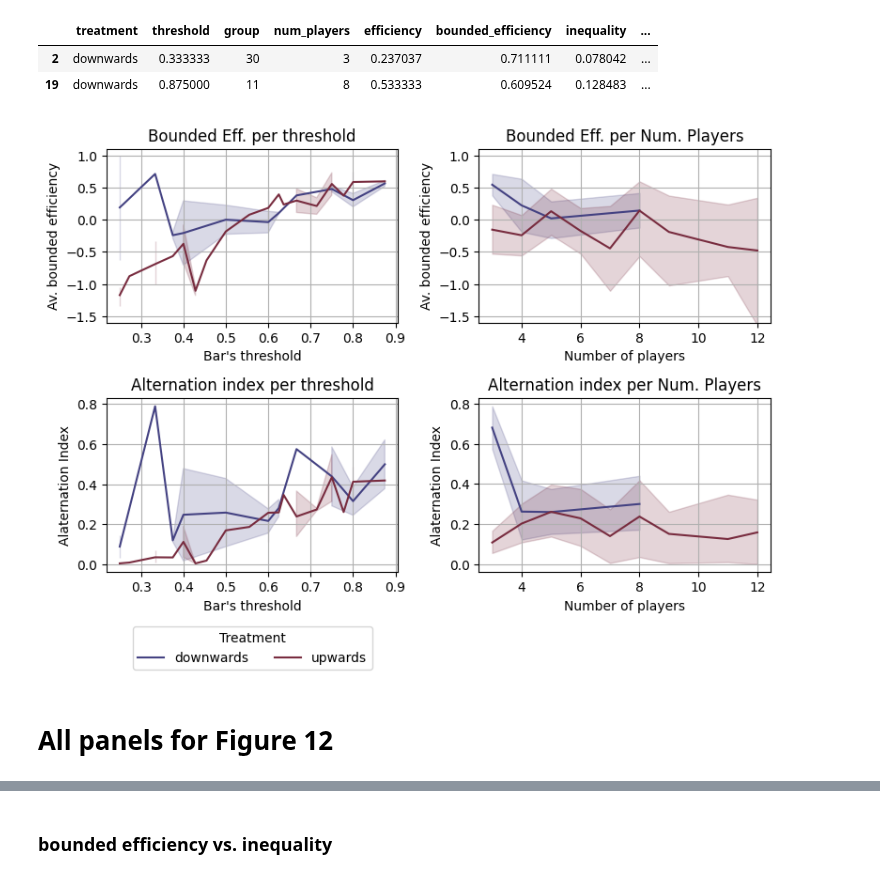
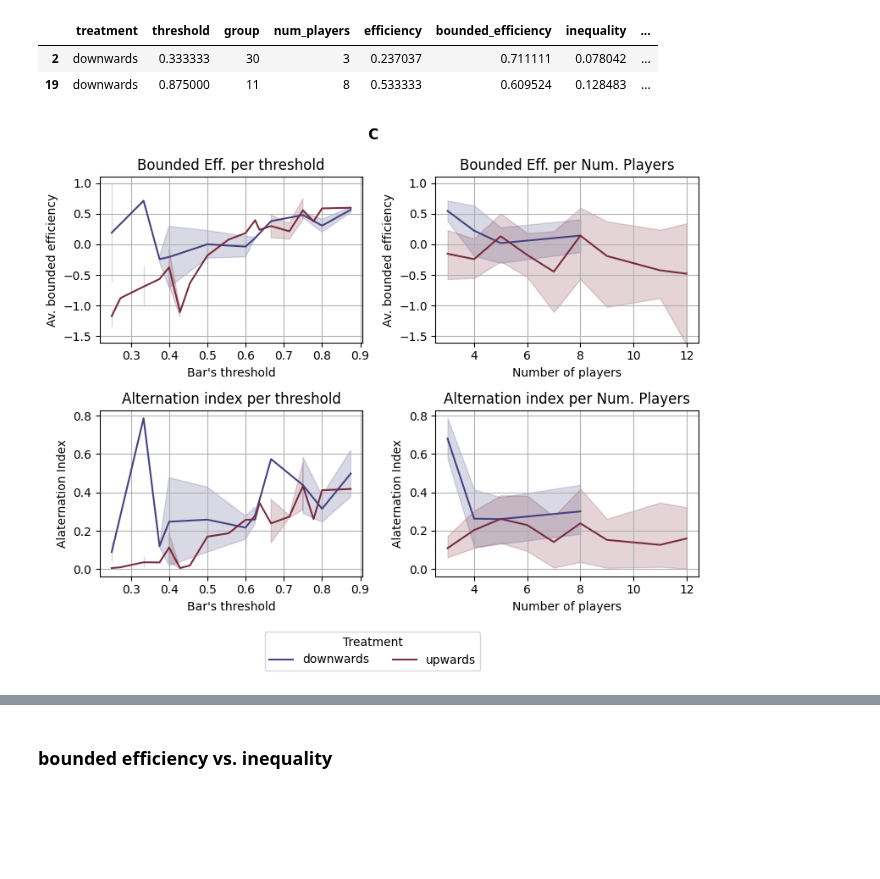
Before and after one commit to EAndrade-Lotero/Cognitive_Models_El_Farol_Bar_Problem, a Jupyter notebook: Figures for article/Figure12.ipynb, the cells around one changed output, grey strips where cells are left out. Cells and saved outputs as stored; diff of their text form; code cells hidden in the pictures; blank space fills up the shorter version.

```diff
--- a/Figures for article/Figure12.ipynb
+++ b/Figures for article/Figure12.ipynb
@@ -326,45 +350,55 @@ ax[0,1].set_ylim([-1.6,1.1])
 ax[0,1].legend_.remove()
 
 # Alternation index per threshold and treatment
 sns.lineplot(
     x='threshold', y='alternation_index',
     hue='treatment',
     data=df, ax=ax[1,0],
     palette='icefire'
 )
 ax[1,0].set_xlabel("Bar's threshold")
 ax[1,0].set_ylabel("Alaternation Index")
 ax[1,0].set_title("Alternation index per threshold")
 ax[1,0].grid()
 # ax[1,0].set_ylim([-1,1])
-ax[1,0].legend(
-    title='Treatment',
-    loc='lower center',
-    bbox_to_anchor=(.5, -.6),
-    ncol=2
-)
+ax[1,0].legend().remove()
 
 # Alternation index per number of agents and treatment
 sns.lineplot(
     x='num_players', y='alternation_index',
     hue='treatment',
     data=df, ax=ax[1,1],
     palette='icefire'
 )
 ax[1,1].set_xlabel("Number of players")
 ax[1,1].set_ylabel("Alaternation Index")
 ax[1,1].set_title("Alternation index per Num. Players")
 ax[1,1].grid()
 # ax[1,1].set_ylim([-1,1])
-ax[1,1].legend_.remove()
+ax[1,1].legend().remove()
 
 # Convert figure to image array
-fig.canvas.draw()
-rgba_bytes = fig.canvas.buffer_rgba().tobytes()
-width, height = fig.canvas.get_width_height()
-pil_image = PIL.Image.frombytes(mode="RGBA", size=[width, height], data=rgba_bytes)
-fourth_row_array = np.array(pil_image)
+handles, labels = ax[0,0].get_legend_handles_labels()
+fig.legend(
+    handles, labels,
+    title='Treatment',
+    loc='lower center',
+    bbox_to_anchor=(.5, -.1),
+    ncol=2
+)
+fig.suptitle("C", fontweight="bold")
+# fig.canvas.draw()
+# rgba_bytes = fig.canvas.buffer_rgba().tobytes()
+# width, height = fig.canvas.get_width_height()
+# pil_image = PIL.Image.frombytes(mode="RGBA", size=[width, height], data=rgba_bytes)
+# fourth_row_array = np.array(pil_image)
+
+buf = BytesIO()
+fig.savefig(buf, format='png', bbox_inches='tight', dpi=fig.dpi)
+buf.seek(0)
+
+# Read the buffer into a NumPy array
+pil_image = Image.open(buf).convert("RGBA")
+panel_C = np.array(pil_image)
 # %% [output]
-[figure, old version]
+[figure, new version]
-# %% [markdown]
-# All panels for Figure 12
```
Also changed, not shown: parts of 28 cells of this notebook, 1 other file.
